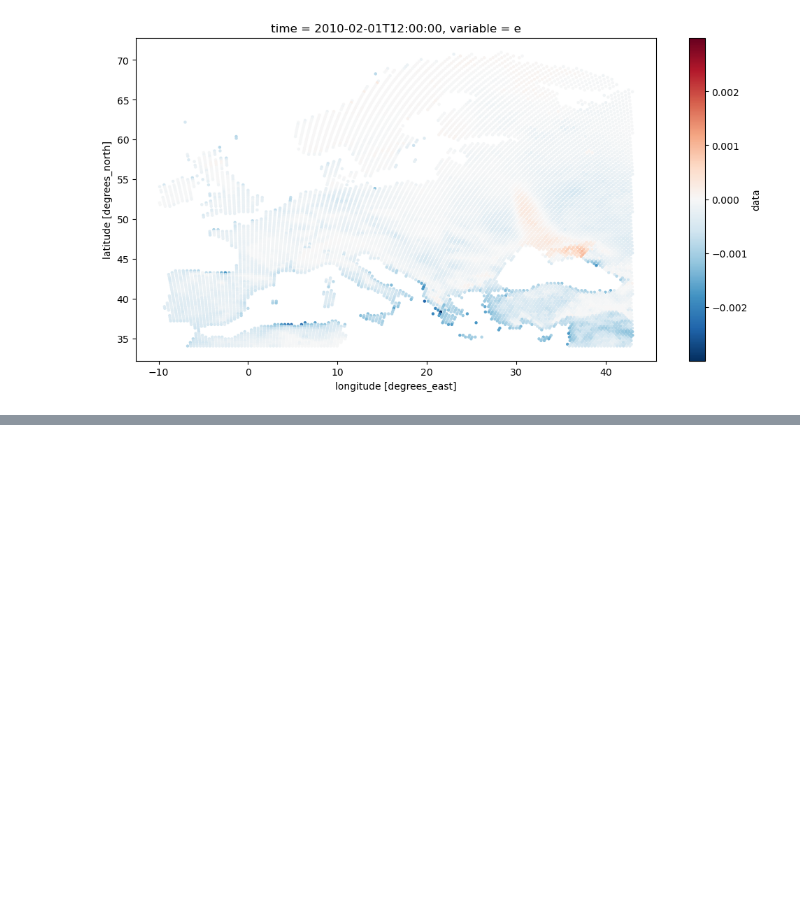
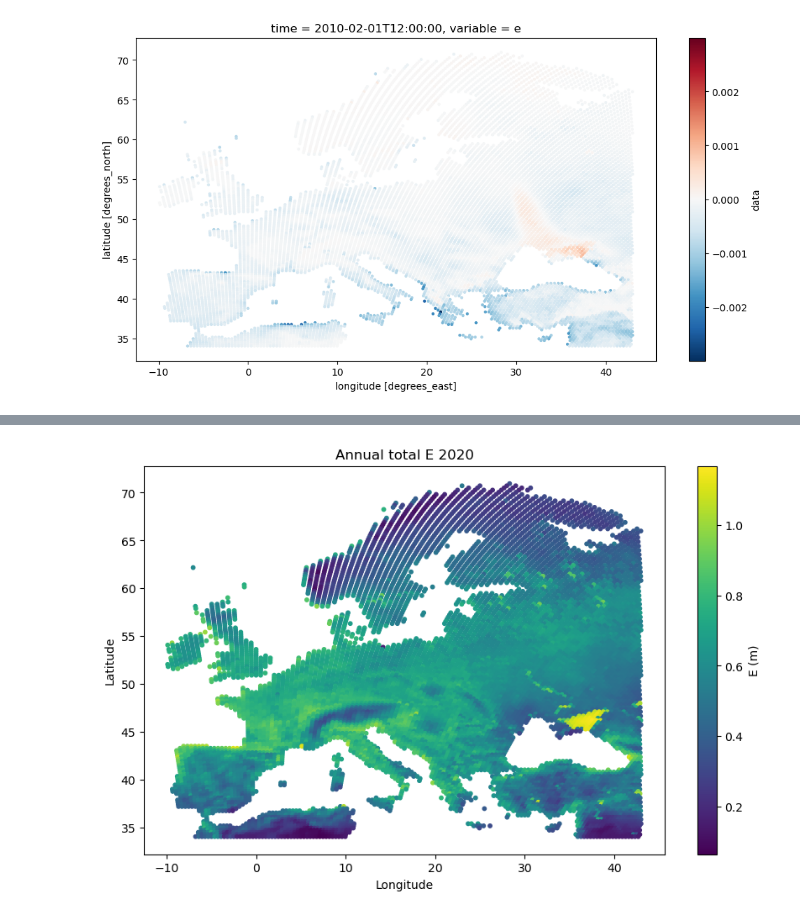
Before and after one commit to ECMWFCode4Earth/ML-BEES, a Jupyter notebook: ML-BEES-eval/physical_consistency.ipynb, the cells around one changed output, grey strips where cells are left out. Cells and saved outputs as stored; diff of their text form; code cells hidden in the pictures; blank space fills up the shorter version.

```diff
--- a/ML-BEES-eval/physical_consistency.ipynb
+++ b/ML-BEES-eval/physical_consistency.ipynb
@@ -358,3 +299,15 @@ eval_ds_runoff=eval_ds_sro+eval_ds_ssro
+# %%
+# runoff == sur + subsur -- unit in m -- acuumulated
+train_ds_runoff=train_ds_sro+train_ds_ssro
+eval_ds_runoff=eval_ds_sro+eval_ds_ssro
+
+
+# time calculation in daily mean? but using which time step? -- using 00:00 everyday as the accumulated daily total amount
+train_acc_runoff = train_ds_runoff.sel(time=train_ds_runoff['time'].dt.hour == 0).sum(dim='time')
+eval_acc_runoff = eval_ds_runoff.sel(time=eval_ds_runoff['time'].dt.hour == 0).sum(dim='time')
+
+train_acc_e = train_ds_e.sel(time=train_ds_e['time'].dt.hour == 0).sum(dim='time')
+eval_acc_e = eval_ds_e.sel(time=eval_ds_e['time'].dt.hour == 0).sum(dim='time')
 # %%
 # p unit transfer
 
@@ -384,0 +375,17 @@ train_ds_e.sum(dim='time').values*1000
+# %%
+# visualize the output -- Annual E
+
+lat = train_acc_e['lat'].values
+lon = train_acc_e['lon'].values
+values = train_acc_e.variable.values*(-1)
+
+# Create the plot
+plt.figure(figsize=(10, 6))
+plt.scatter(lon, lat, c=values, cmap='viridis', s=10)
+plt.colorbar(label='E (m)')
+plt.xlabel('Longitude')
+plt.ylabel('Latitude')
+plt.title('Annual total E 2020')
+plt.show()
+# %% [output]
+[figure, added]
```
Also changed, not shown: parts of 17 cells of this notebook.
